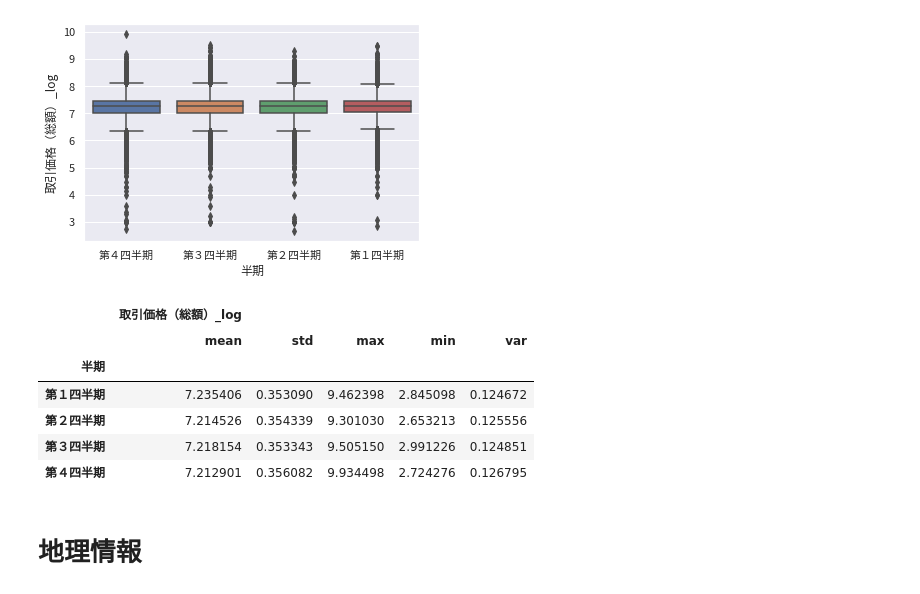
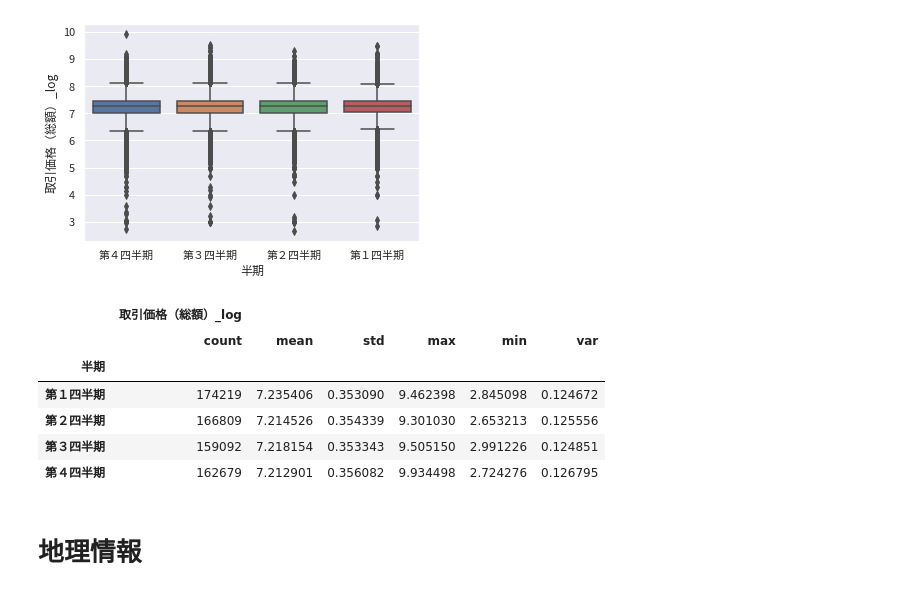
Before and after one commit to kfsky/2021-summer-second-hand-apartment-price-prediction, a Jupyter notebook: notebook/EDA.ipynb, the cells around one changed output. Drawn from its saved outputs; the diff is of its cells as text; code cells hidden in the pictures.

```diff
--- a/notebook/EDA.ipynb
+++ b/notebook/EDA.ipynb
@@ -532,3 +569,24 @@ plt.xticks(rotation=90)
 plt.show()
 # %% [output]
 [figure]
+# %%
+def convert_wareki_to_seireki(wareki):
+    if wareki == wareki:
+        if wareki == '戦前':
+            wareki = '昭和20年'
+        value = wareki[2:-1]
+        if value == '元':
+            value = 1
+        else:
+            value = int(value)
+        if '昭和' in wareki:
+            seireki = 1925+value
+        elif '平成' in wareki:
+            seireki = 1988+value
+        elif '令和' in wareki:
+            seireki = 2018+value
+    else:
+        seireki = wareki
+    return seireki
+
+train_df["築年数"] = train_df["建築年"].apply((lambda x: convert_wareki_to_seireki(x)))
@@ -534,0 +598,10 @@ plt.show()
+# %%
+# 同じデータか確認したい
+duplicated_list = train_df.columns.tolist()
+duplicated_list2 = duplicated_list.copy()
+duplicated_list.remove("取引時点")
+duplicated_list.remove("ID")
+duplicated_list.remove("取引価格（総額）_log")
+#train_df[train_df.duplicated(subset=duplicated_list, keep=False)].sort_values(duplicated_list2).head(20)
+
+train_df["cumcount"] = train_df.groupby(duplicated_list).cumcount()+1
@@ -541,15 +663,15 @@ sns.boxplot(x=train_df["半期"], y=train_df["取引価格（総額）_log"])
 <AxesSubplot:xlabel='半期', ylabel='取引価格（総額）_log'>
 [figure]
 # %%
-train_df.groupby("半期").agg({"取引価格（総額）_log":["mean", "std", "max", "min", "var"]})
+train_df.groupby("半期").agg({"取引価格（総額）_log":["count","mean", "std", "max", "min", "var"]})
 # %% [output]
-|  | 取引価格（総額）_log |  |  |  |  |
-|  | mean | std | max | min | var |
-| 半期 |  |  |  |  |  |
-| 第１四半期 | 7.235406 | 0.353090 | 9.462398 | 2.845098 | 0.124672 |
-| 第２四半期 | 7.214526 | 0.354339 | 9.301030 | 2.653213 | 0.125556 |
-| 第３四半期 | 7.218154 | 0.353343 | 9.505150 | 2.991226 | 0.124851 |
-| 第４四半期 | 7.212901 | 0.356082 | 9.934498 | 2.724276 | 0.126795 |
+|  | 取引価格（総額）_log |  |  |  |  |  |
+|  | count | mean | std | max | min | var |
+| 半期 |  |  |  |  |  |  |
+| 第１四半期 | 174219 | 7.235406 | 0.353090 | 9.462398 | 2.845098 | 0.124672 |
+| 第２四半期 | 166809 | 7.214526 | 0.354339 | 9.301030 | 2.653213 | 0.125556 |
+| 第３四半期 | 159092 | 7.218154 | 0.353343 | 9.505150 | 2.991226 | 0.124851 |
+| 第４四半期 | 162679 | 7.212901 | 0.356082 | 9.934498 | 2.724276 | 0.126795 |
 # %% [markdown]
 # 地理情報
 # %%
```
Also changed, not shown: parts of 9 cells of this notebook, 1 other file.
